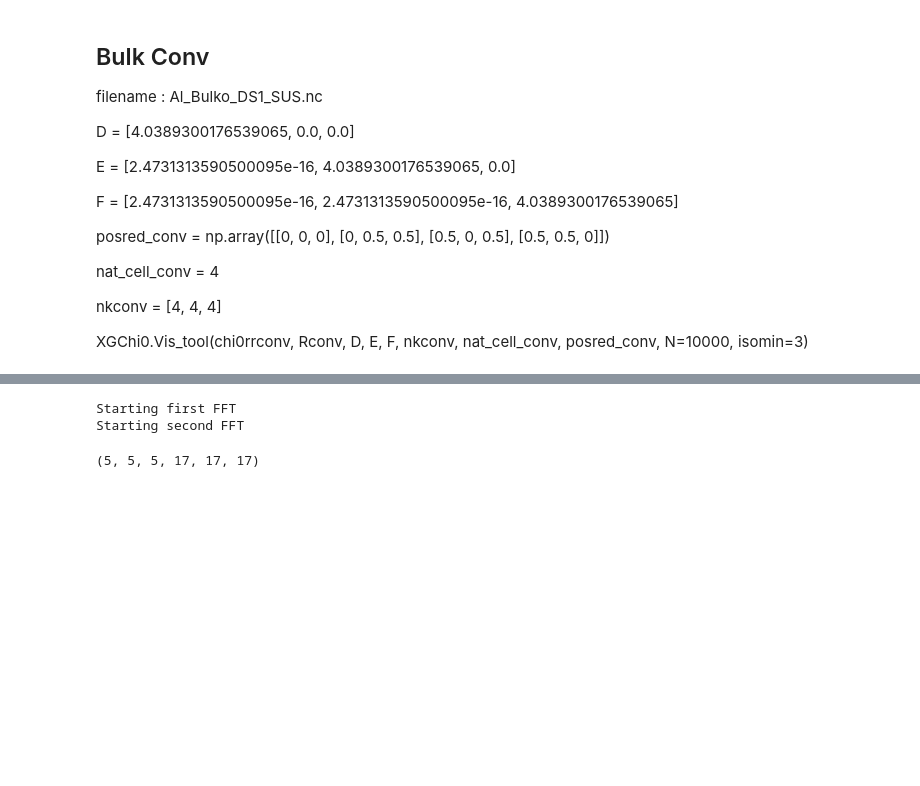
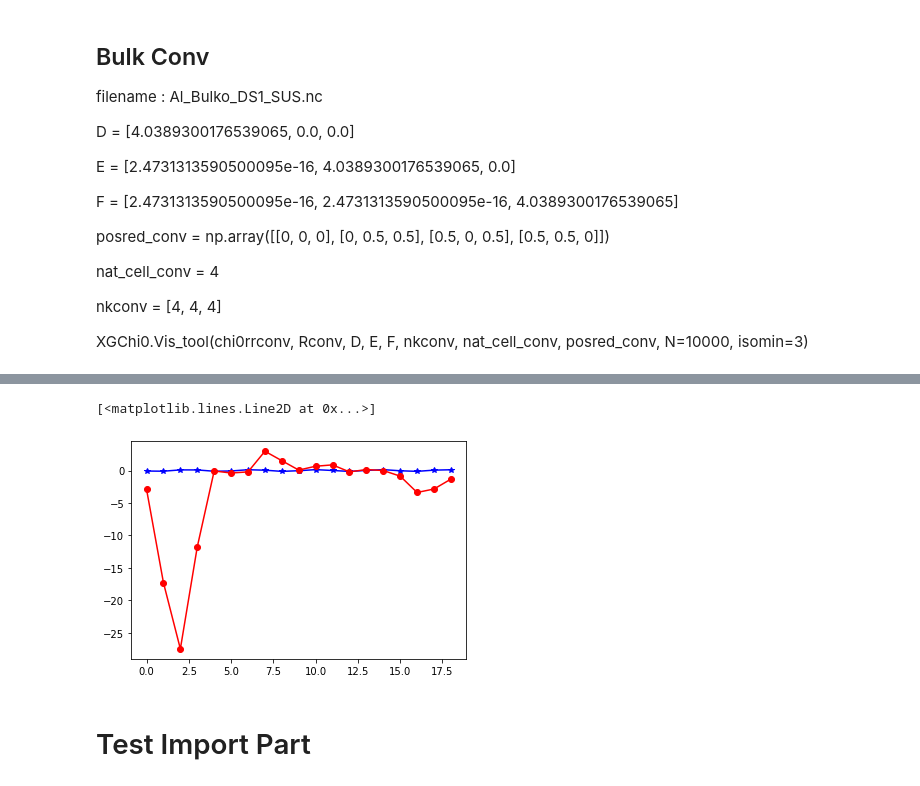
Before and after one commit to acloots2/Thesis_SURFASCOPE, a Jupyter notebook: MatrixSum.ipynb, the cells around one changed output, grey strips where cells are left out. Cells and saved outputs as stored; diff of their text form; code cells hidden in the pictures; blank space fills up the shorter version.

```diff
--- a/MatrixSum.ipynb
+++ b/MatrixSum.ipynb
@@ -125,3 +114,3 @@ chi0 nsym0 =  [[-3.37567739e-03-1.00536392e-21j  8.04375247e-07+3.09734946e-11j
 # %%
-chi0rr = XGChi0.FFT_chi0("Al_Slab_dvo_DS1_SUS.nc", "FromSym")
+chi0rr = XGChi0.FFT_chi0("Al_Bulk_nsym0o_DS1_SUS.nc", "FromSym", "Kaltak")
 # %% [output]
@@ -154,12 +250 @@ np.save('chi0rrslabDV', chi0rr, allow_pickle=True)
-# %%
-chi0rr = np.load("chi0rrBulk_Nsym0.npy")
-# %%
-chi0rrK = XGChi0.FFT_chi0("Al_Bulk_nsym0o_DS1_SUS.nc", "FromSym", "Kaltak")
-# %% [output]
-Starting first FFT
-Starting second FFT
-# %%
-chi0rrK.shape
-# %% [output]
-(5, 5, 5, 17, 17, 17)
 # %%
@@ -168,0 +256,11 @@ XGChi0.Vis_tool(chi0rr, R, A, B, C, nk, nat_cell, pos_red, N=10000, isomin=5)
+# %%
+X = np.linspace(0, 19, 19, endpoint=False)
+# %%
+Rfig = [1,1,1]
+plt.plot(X, chi0rr[Rfig[0], Rfig[1], Rfig[2], 0, 0, :], 'b-*')
+plt.plot(X, chi0rrK[Rfig[0], Rfig[1], Rfig[2], 0, 0, :], 'r-o')
+# %% [output]
+[<matplotlib.lines.Line2D at 0x...>]
+[figure, added]
+# %% [markdown]
+# Test Import Part
```
Also changed, not shown: parts of 25 cells of this notebook, 3 other files.
